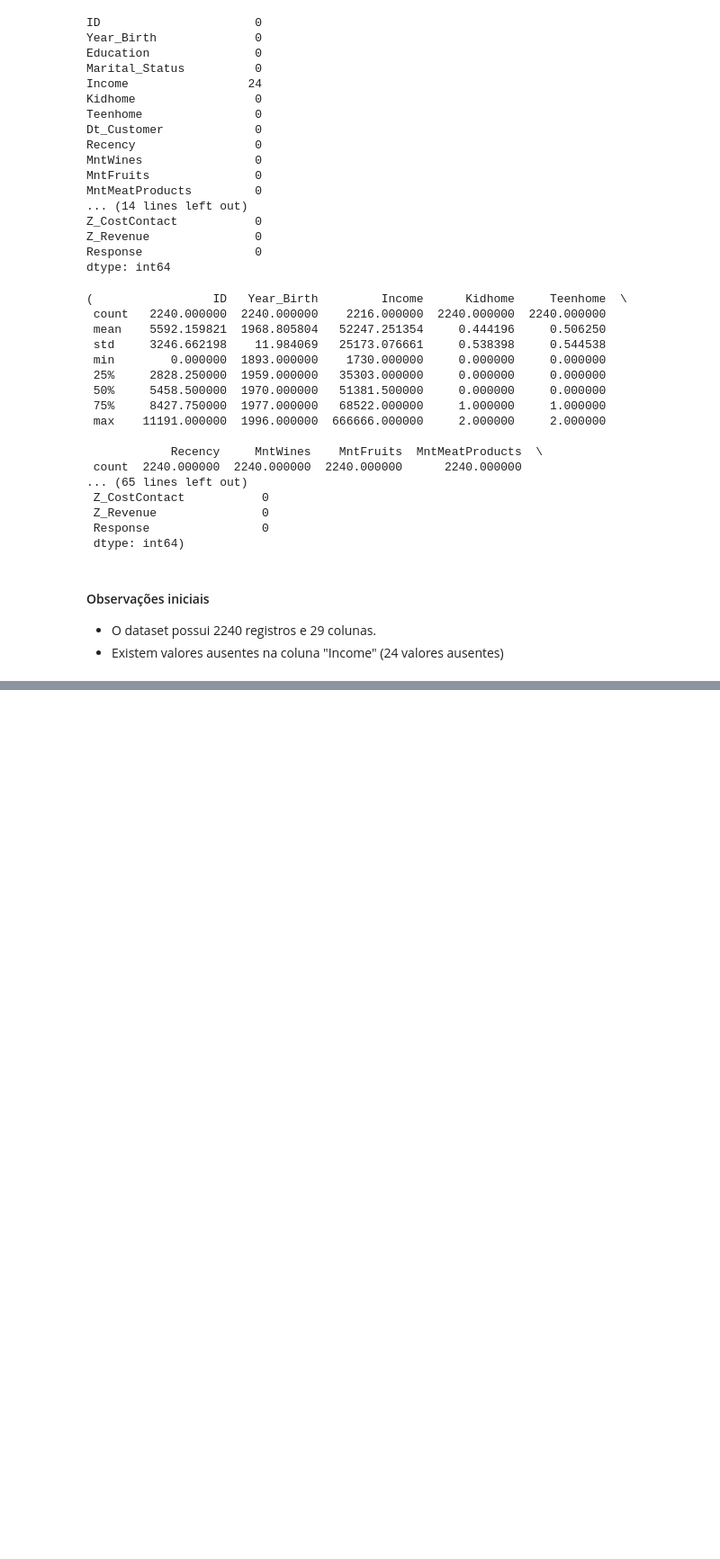
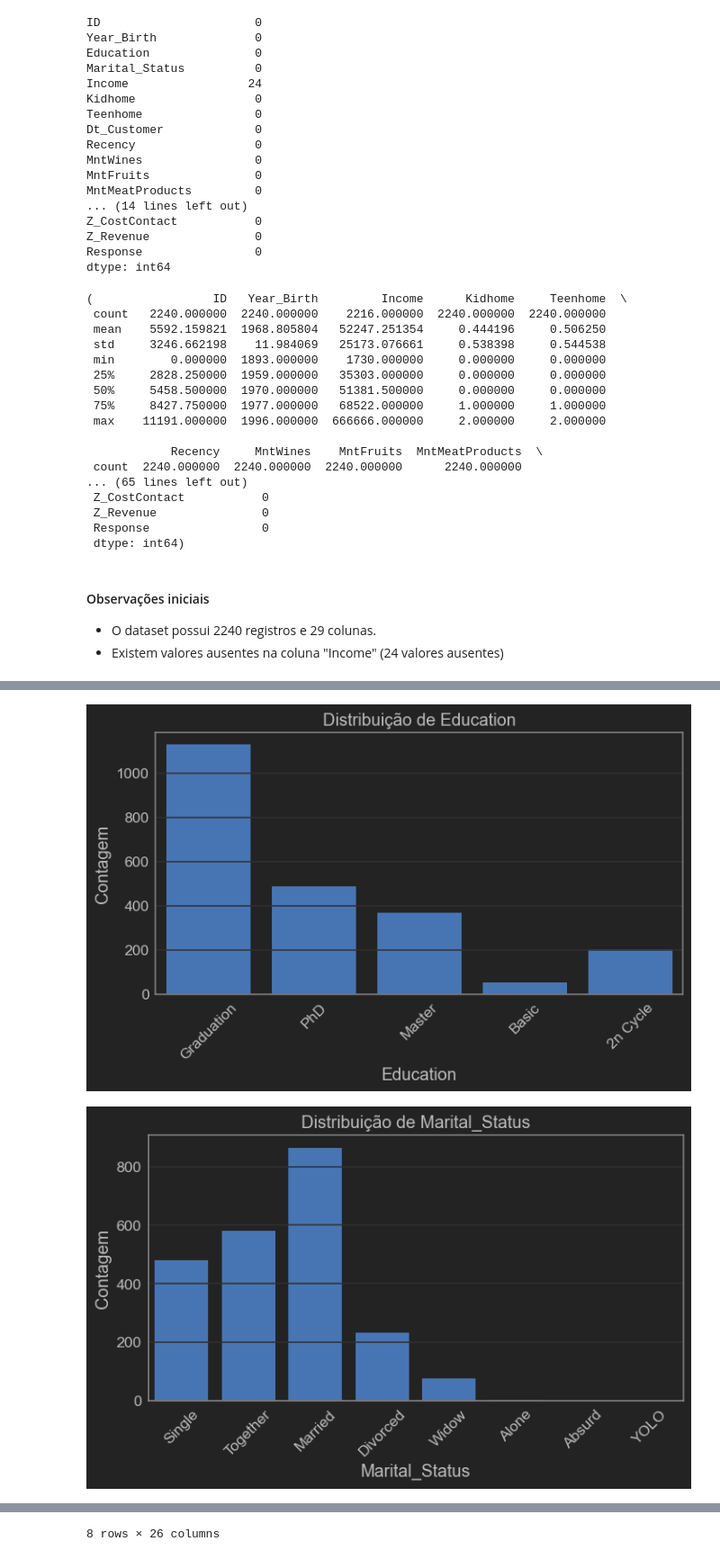
Before and after one commit to ragnarthur/marketing-analysis, a Jupyter notebook: analise.ipynb, the cells around one changed output, grey strips where cells are left out. Shown at 90% size. Cells and saved outputs as stored; diff of their text form; code cells hidden in the pictures; blank space fills up the shorter version.

```diff
--- a/analise.ipynb
+++ b/analise.ipynb
@@ -124,0 +157,3 @@ statistics, missing_values
+# %%
+# preenchendo os valores ausentes na coluna Icome com a mediana
+df['Income'] = df['Income'].fillna(df['Income'].median())
@@ -124,0 +179,19 @@ statistics, missing_values
+# %%
+# Estatísticas descritivas após o tratamento de valores ausentes
+statistics_after_imputation = df.describe()
+
+# Analisar a distribuição de variáveis categóricas
+categorical_columns = ['Education', 'Marital_Status']
+for column in categorical_columns:
+    plt.figure(figsize=(8, 4))
+    sns.countplot(data=df, x=column)
+    plt.title(f'Distribuição de {column}')
+    plt.xlabel(column)
+    plt.ylabel('Contagem')
+    plt.xticks(rotation=45)
+    plt.show()
+
+statistics_after_imputation
+# %% [output]
+[figure, added]
+[figure, added]
@@ -124,0 +207 @@ statistics, missing_values
+8 rows × 26 columns
```
Also changed, not shown: parts of 27 cells of this notebook.
